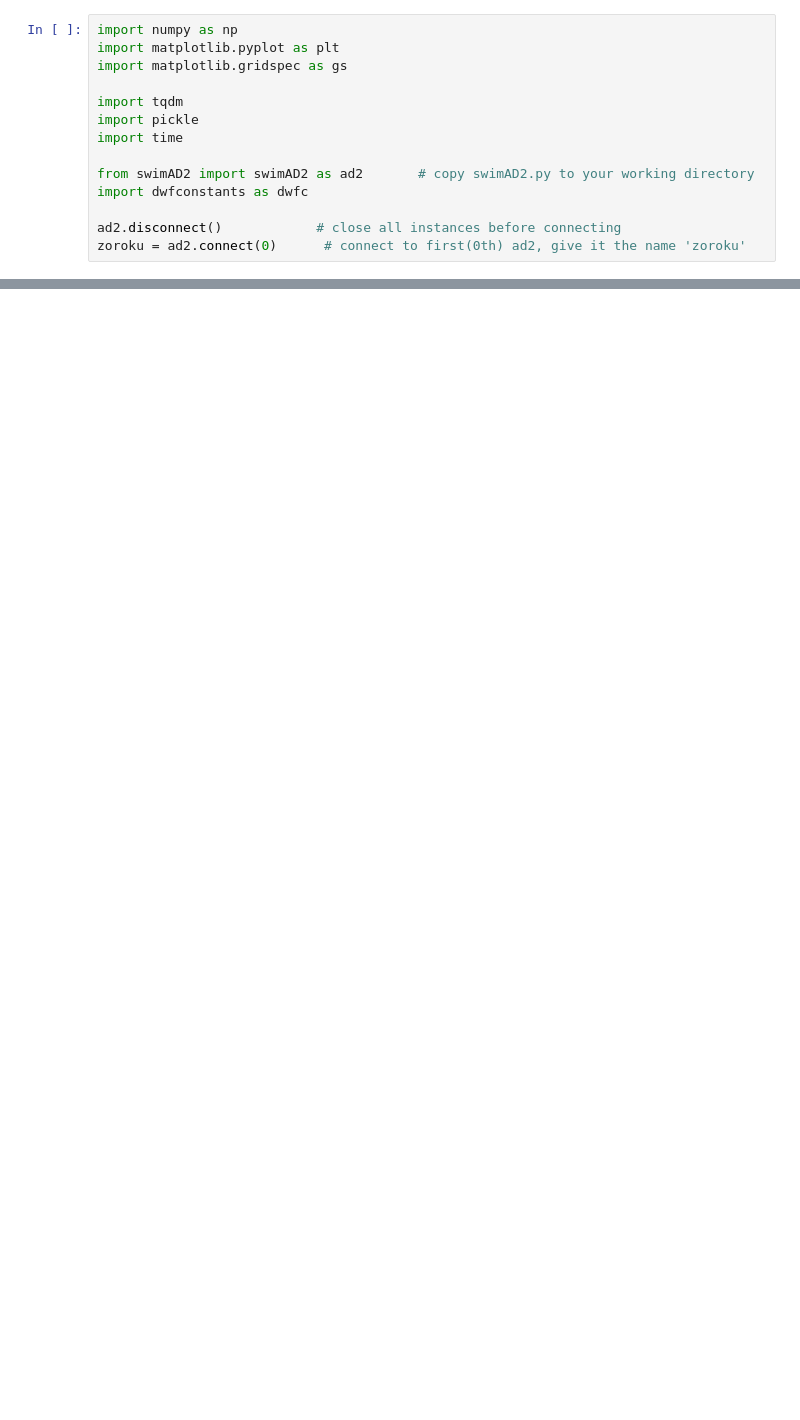
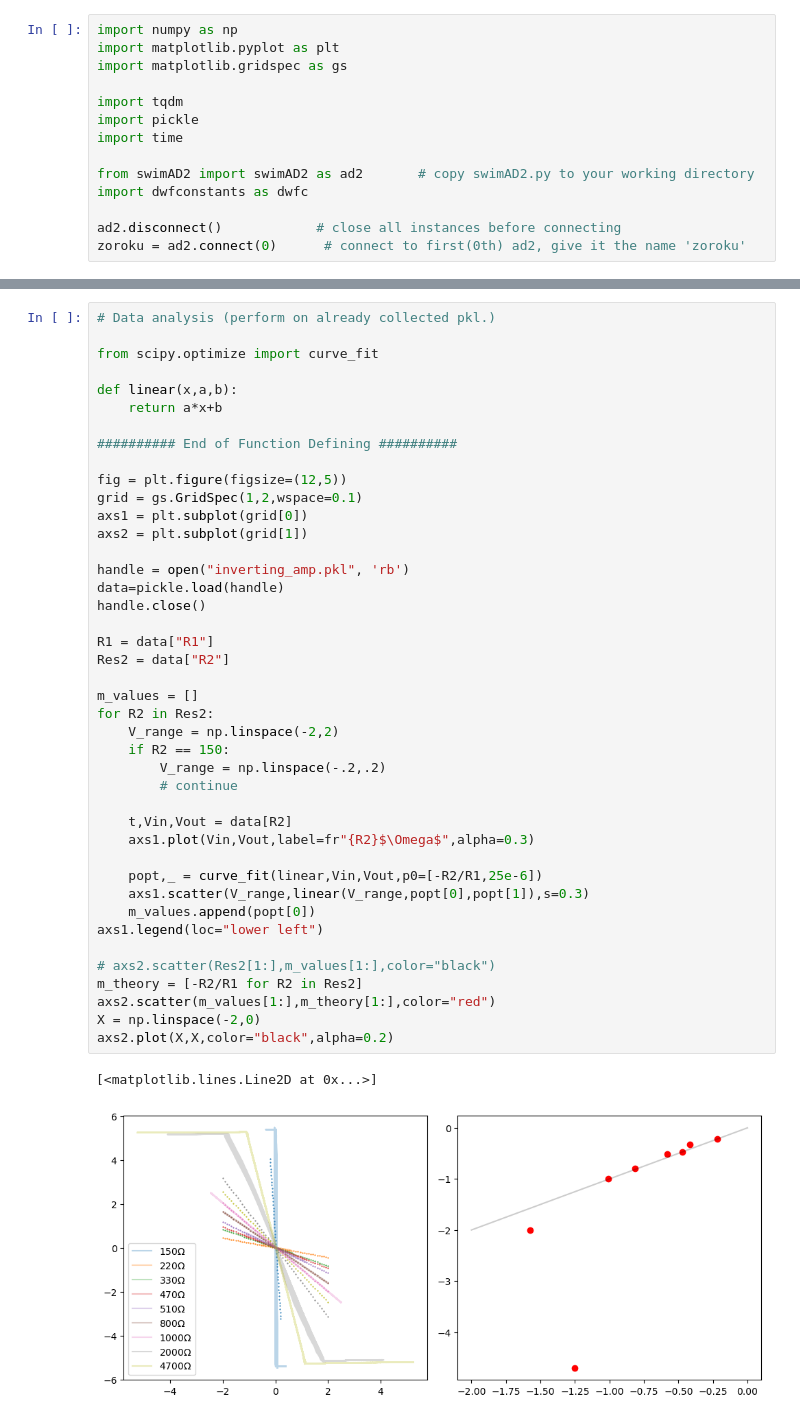
Before and after one commit to Chwanhee/Metrology, a Jupyter notebook: i-v_char_Chuad.ipynb, the cells around one changed output, grey strips where cells are left out. Drawn from its saved outputs; the diff is of its cells as text; blank space fills up the shorter version.

```diff
--- a/i-v_char_Chuad.ipynb
+++ b/i-v_char_Chuad.ipynb
@@ -150,0 +163,45 @@ Data up to resistor 4700 has been collected and saved.
+# %%
+# Data analysis (perform on already collected pkl.)
+
+from scipy.optimize import curve_fit
+
+def linear(x,a,b):
+    return a*x+b
+
+########## End of Function Defining ##########
+
+fig = plt.figure(figsize=(12,5))
+grid = gs.GridSpec(1,2,wspace=0.1)
+axs1 = plt.subplot(grid[0])
+axs2 = plt.subplot(grid[1])
+
+handle = open("inverting_amp.pkl", 'rb')
+data=pickle.load(handle)
+handle.close()
+
+R1 = data["R1"]
+Res2 = data["R2"]
+
+m_values = []
+for R2 in Res2:
+    V_range = np.linspace(-2,2)
+    if R2 == 150:
+        V_range = np.linspace(-.2,.2)
+        # continue
+
+    t,Vin,Vout = data[R2]
+    axs1.plot(Vin,Vout,label=fr"{R2}$\Omega$",alpha=0.3)
+
+    popt,_ = curve_fit(linear,Vin,Vout,p0=[-R2/R1,25e-6])
+    axs1.scatter(V_range,linear(V_range,popt[0],popt[1]),s=0.3)
+    m_values.append(popt[0])
+axs1.legend(loc="lower left")
+
+# axs2.scatter(Res2[1:],m_values[1:],color="black")
+m_theory = [-R2/R1 for R2 in Res2]
+axs2.scatter(m_values[1:],m_theory[1:],color="red")
+X = np.linspace(-2,0)
+axs2.plot(X,X,color="black",alpha=0.2)
+# %% [output]
+[<matplotlib.lines.Line2D at 0x...>]
+[figure, added]
```
Also changed, not shown: parts of 3 cells of this notebook, 1 other file.
